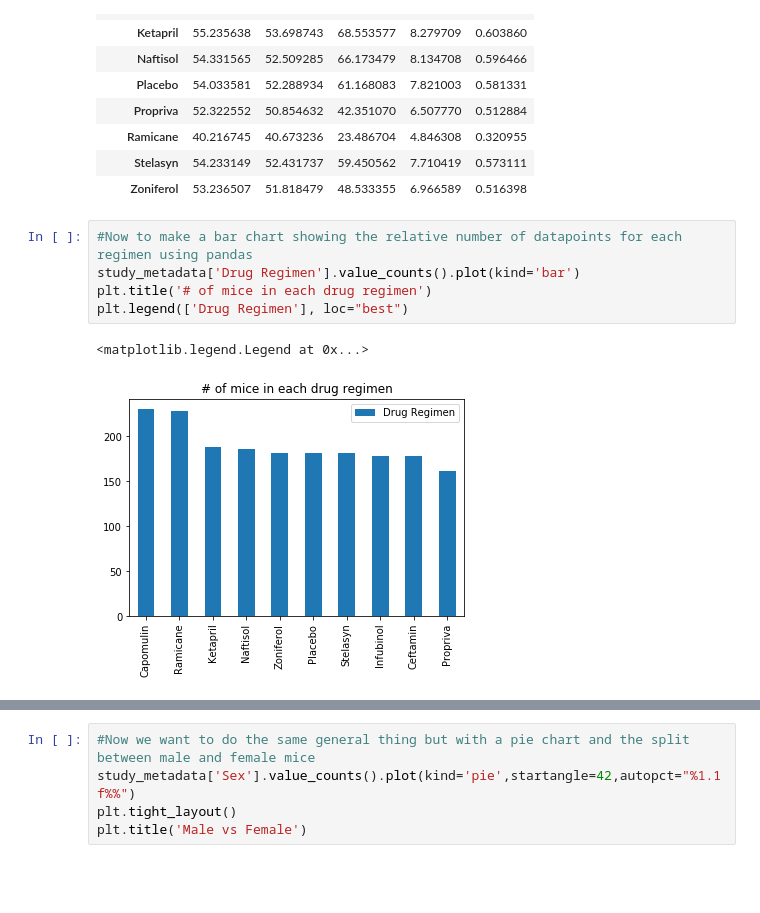
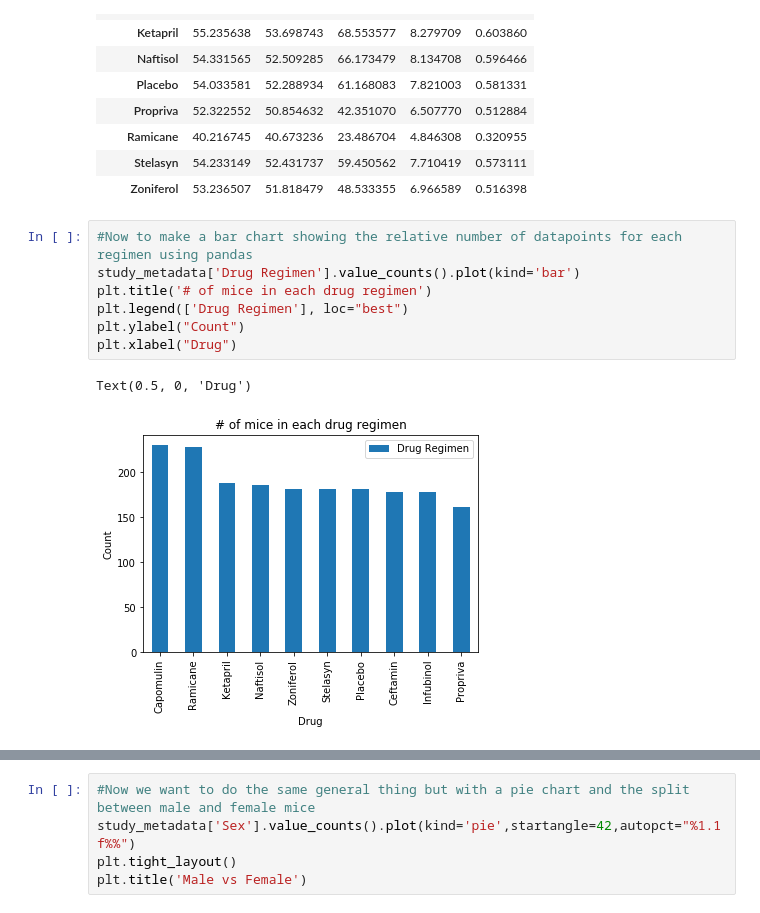
Before and after one commit to wonderbug2020/matplotlib-challenge, a Jupyter notebook: Main2.ipynb, the cells around one changed output, grey strips where cells are left out. Saved outputs shown, nothing was run; the diff lists cells and outputs as text; blank space fills up the shorter version.

```diff
--- a/main1.ipynb
+++ b/Main2.ipynb
@@ -30,11 +30,13 @@ stat_sum
 # %%
 #Now to make a bar chart showing the relative number of datapoints for each regimen using pandas
 study_metadata['Drug Regimen'].value_counts().plot(kind='bar')
 plt.title('# of mice in each drug regimen')
 plt.legend(['Drug Regimen'], loc="best")
+plt.ylabel("Count")
+plt.xlabel("Drug")
 # %% [output]
-<matplotlib.legend.Legend at 0x...>
+Text(0.5, 0, 'Drug')
-[figure, old version]
+[figure, new version]
 # %%
 #We are asked to do the same but this time using pyplot. For this we need to manually create the x and y variables i guess
 dr_y_axis = study_metadata['Drug Regimen'].value_counts()
```
Also changed, not shown: parts of 5 cells of this notebook.
